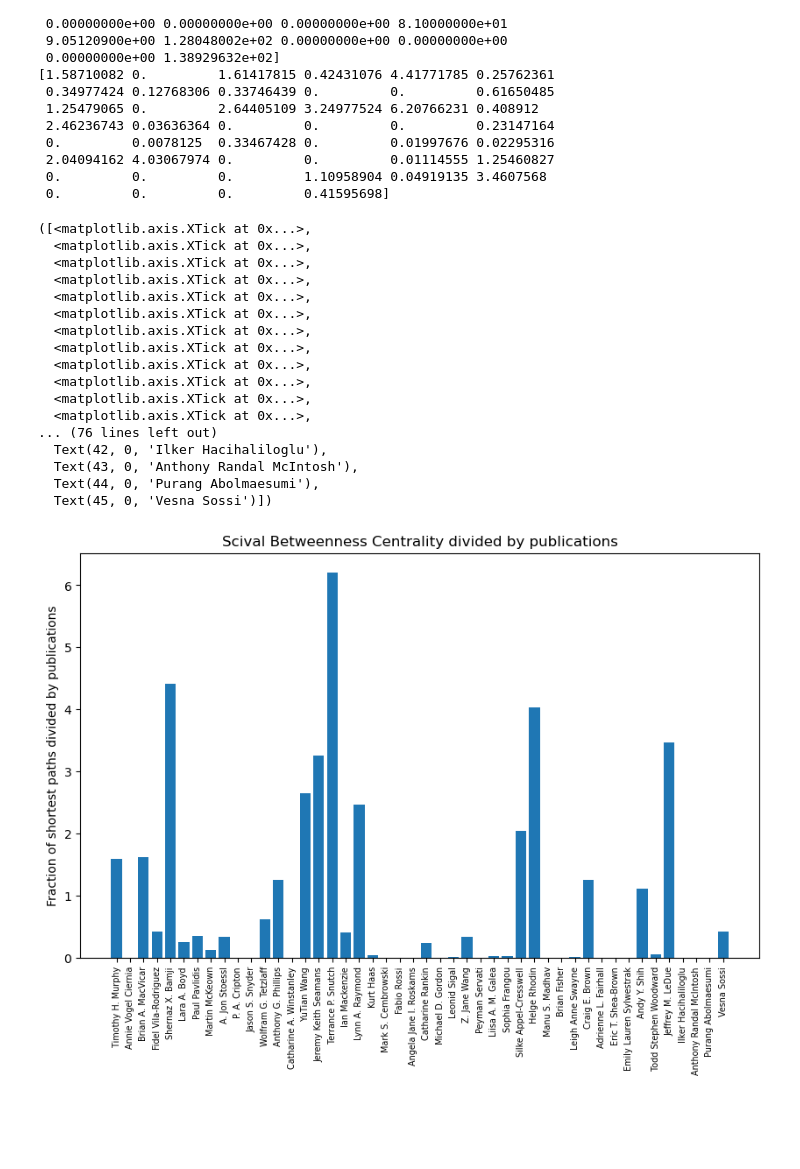
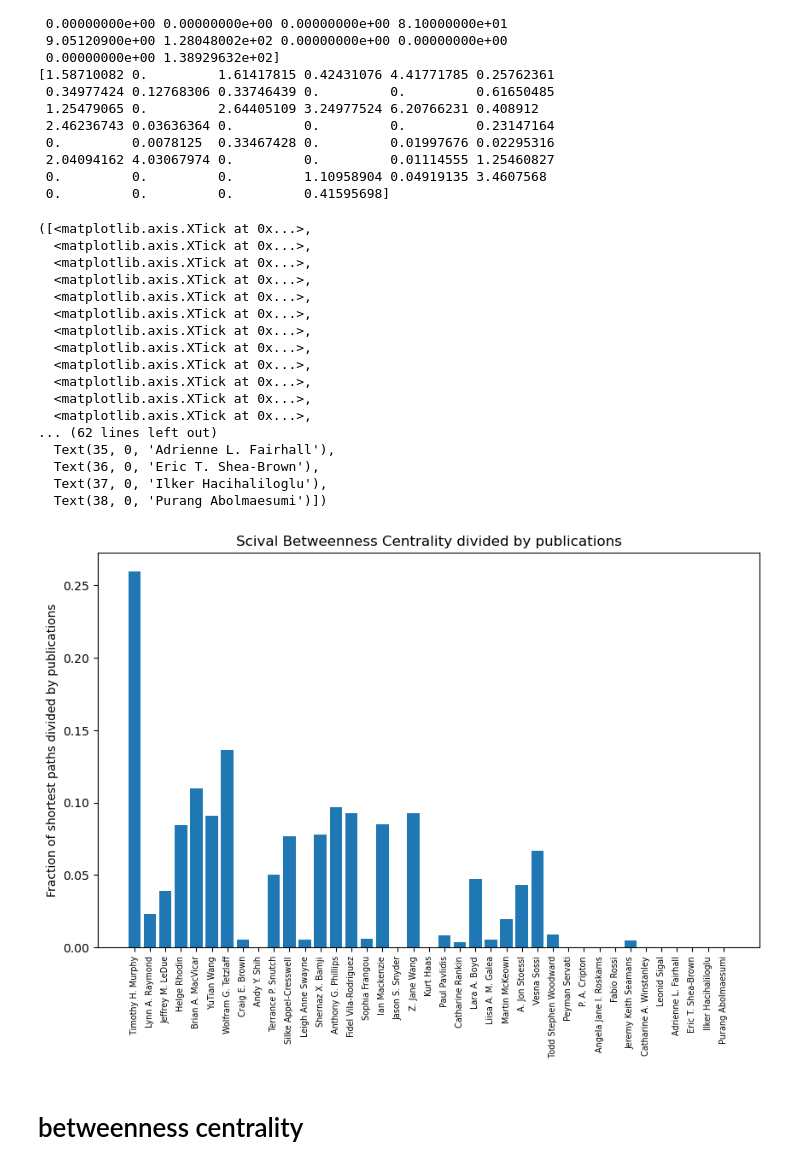
Before and after one commit to rainacao/scholar_metrics_scraper, a Jupyter notebook: authorlist comparisons/centrality.ipynb, the cells around one changed output. Cells and saved outputs as stored; diff of their text form; code cells hidden in the pictures; blank space fills up the shorter version.

Commit message:
reworking with networkx package

```diff
--- a/authorlist comparisons/centrality.ipynb
+++ b/authorlist comparisons/centrality.ipynb
@@ -15,3 +32,31 @@ combined_df = pd.read_csv("authors_comparisons_updated2.csv")
 # %%
 gs_df = pd.read_csv(gs_csv)
 scival_df = pd.read_csv(scival_csv)
+# %%
+def get_networkx_matrix(graph_obj, df, name_str, coauthor_str):
+    '''
+    PARAMS:
+    df: dataframe with at minimum columns containing author names and coauthor dictionary
+    name_str: string of author column name in df
+    coauthor_str: string of coauthor column name in df
+
+    RETURN:
+    coauthor_matrix: graph object with number of shared co-authored publications
+    '''
+    # names = df.loc[:,name_str]
+    # coauthor_matrix = np.zeros((names.size, names.size))
+    graph_obj.add_nodes_from(df[name_str])
+    for idx, author in df.iterrows():
+        auth_name = author[name_str]
+        try:
+            coauthors = ast.literal_eval(author[coauthor_str]) #get coauthors
+            if len(coauthors) == 0: print(auth_name, "has no coauthors")
+            for coauthor in coauthors.keys():
+                graph_obj.add_edge(auth_name, coauthor, weight=coauthors[coauthor]) #add the nodes
+
+        except:
+            print(auth_name, "has no coauthors")
+
+
+    print("\n")
+    return graph_obj
@@ -63,3 +111,5 @@ Anthony Randal McIntosh has no coauthors
 Michael Gordon has no coauthors
 Manu S Madhav has no coauthors
 Emily Sylwestrak has no coauthors
+# %%
+authors_g = get_networkx_matrix(nx.Graph(),combined_df,'sv_name','sv_coauthors')
@@ -65,0 +129,5 @@ Emily Sylwestrak has no coauthors
+# %%
+sv_BC_dict = nx.betweenness_centrality(authors_g)
+scival_BC_new = [val for key, val in sv_BC_dict.items()]
+scival_names = [key for key, val in sv_BC_dict.items()]
+print(scival_BC_new)
@@ -154,27 +195,28 @@ print(scival_BC_adjusted)
  0.         0.         0.         0.41595698]
 # %%
 plt.figure(figsize=(10,6))
-gs_names = gs_df["Name"].to_list()
-plt.bar(names, scival_BC_adjusted)
+plt.bar(scival_names, scival_BC_new)
 plt.title("Scival Betweenness Centrality divided by publications")
 plt.ylabel("Fraction of shortest paths divided by publications")
-plt.xticks(range(len(gs_names)), labels=names, rotation=90, fontsize='x-small')
+plt.xticks(range(len(scival_names)), labels=scival_names, rotation=90, fontsize='x-small')
 # %% [output]
 ([<matplotlib.axis.XTick at 0x...>,
   <matplotlib.axis.XTick at 0x...>,
   <matplotlib.axis.XTick at 0x...>,
   <matplotlib.axis.XTick at 0x...>,
   <matplotlib.axis.XTick at 0x...>,
   <matplotlib.axis.XTick at 0x...>,
   <matplotlib.axis.XTick at 0x...>,
   <matplotlib.axis.XTick at 0x...>,
   <matplotlib.axis.XTick at 0x...>,
   <matplotlib.axis.XTick at 0x...>,
   <matplotlib.axis.XTick at 0x...>,
   <matplotlib.axis.XTick at 0x...>,
-... (76 lines left out)
-  Text(42, 0, 'Ilker Hacihaliloglu'),
-  Text(43, 0, 'Anthony Randal McIntosh'),
-  Text(44, 0, 'Purang Abolmaesumi'),
-  Text(45, 0, 'Vesna Sossi')])
+... (62 lines left out)
+  Text(35, 0, 'Adrienne L. Fairhall'),
+  Text(36, 0, 'Eric T. Shea-Brown'),
+  Text(37, 0, 'Ilker Hacihaliloglu'),
+  Text(38, 0, 'Purang Abolmaesumi')])
-[figure, old version]
+[figure, new version]
+# %% [markdown]
+# betweenness centrality
```
Also changed, not shown: parts of 19 cells of this notebook, 6 other files.
